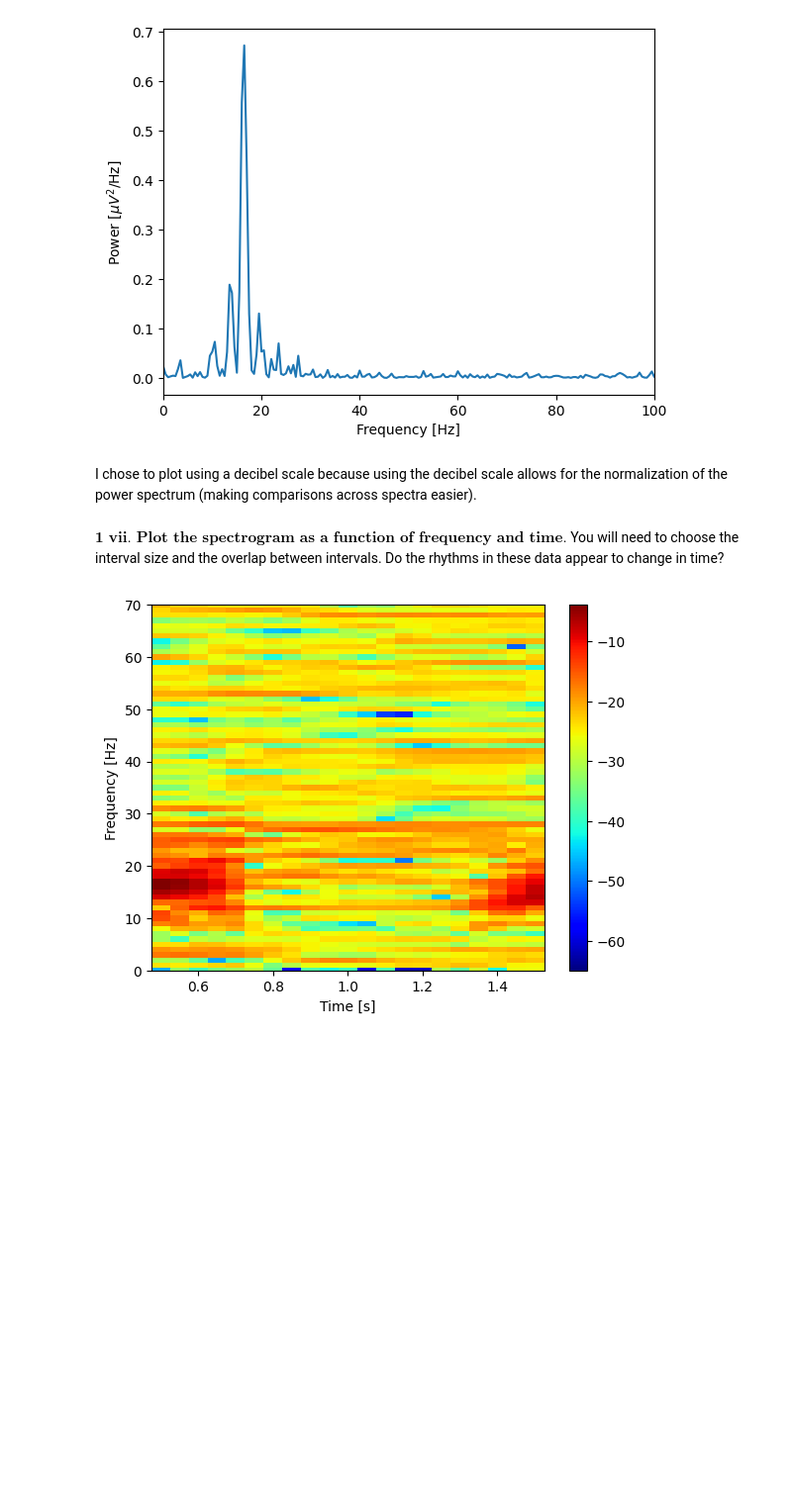
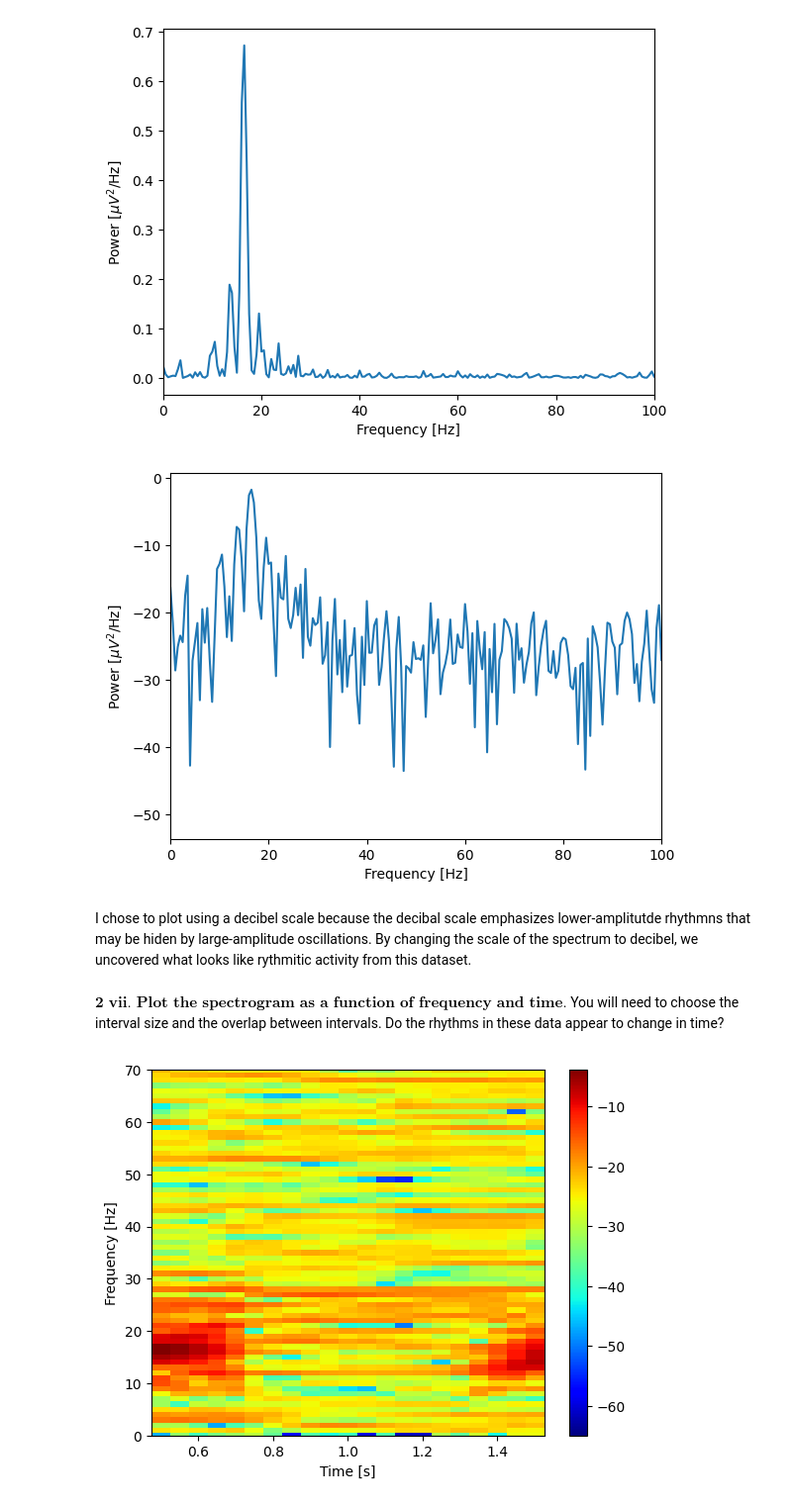
Before and after one commit to witchofizalith/MA665_HW, a Jupyter notebook: Topic6_PS/eeg3_analysis.ipynb, the cells around one changed output. Shown at 99% size. Cells and saved outputs as stored; diff of their text form; code cells hidden in the pictures; blank space fills up the shorter version.

```diff
--- a/Topic6_PS/eeg3_analysis.ipynb
+++ b/Topic6_PS/eeg3_analysis.ipynb
@@ -93,10 +93,17 @@ plt.xlabel('Frequency [Hz]')                # Label the axes
 plt.ylabel('Power [$\mu V^2$/Hz]');
 # %% [output]
 [figure]
-# %% [markdown]
-I chose to plot using a decibel scale because using the decibel scale allows for the normalization of the power spectrum (making comparisons across spectra easier).
+# %%
+plt.plot(faxis, 10*np.log10(Sxx))  #for decibels
+plt.xlim([0, 100])                          # Select frequency range
+plt.xlabel('Frequency [Hz]')                # Label the axes
+plt.ylabel('Power [$\mu V^2$/Hz]');
+# %% [output]
+[figure, added]
+# %% [markdown]
+I chose to plot using a decibel scale because the decibal scale emphasizes lower-amplitutde rhythmns that may be hiden by large-amplitude oscillations. By changing the scale of the spectrum to decibel, we uncovered what looks like rythmitic activity from this dataset.
 # %% [markdown]
-$\textbf{1 vii. Plot the spectrogram as a function of frequency and time.}$ You will need to choose the interval size and the overlap between intervals. Do the rhythms in these data appear to change in time?
+$\textbf{2 vii. Plot the spectrogram as a function of frequency and time.}$ You will need to choose the interval size and the overlap between intervals. Do the rhythms in these data appear to change in time?
 # %%
 # Plot the spectrogram.
 
```
Also changed, not shown: parts of 5 cells of this notebook, 2 other files.
